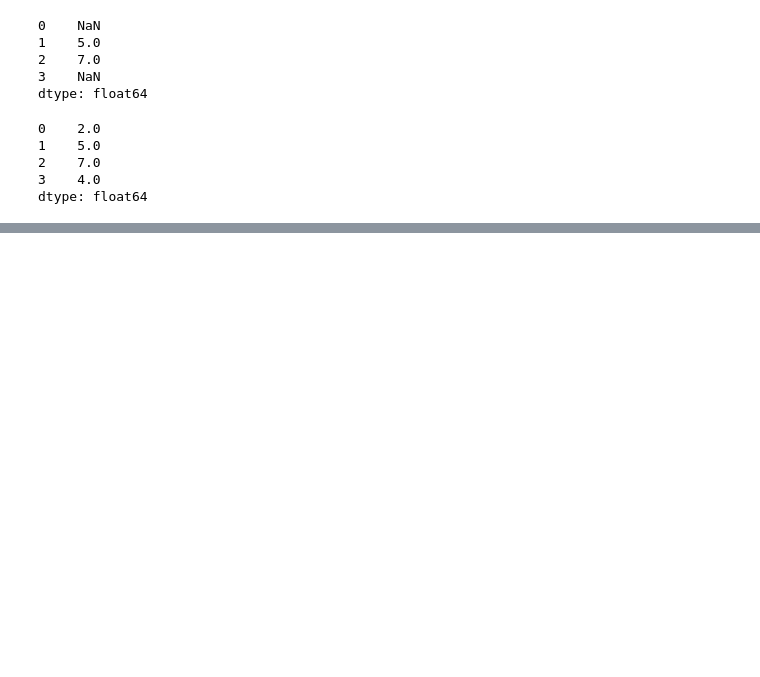
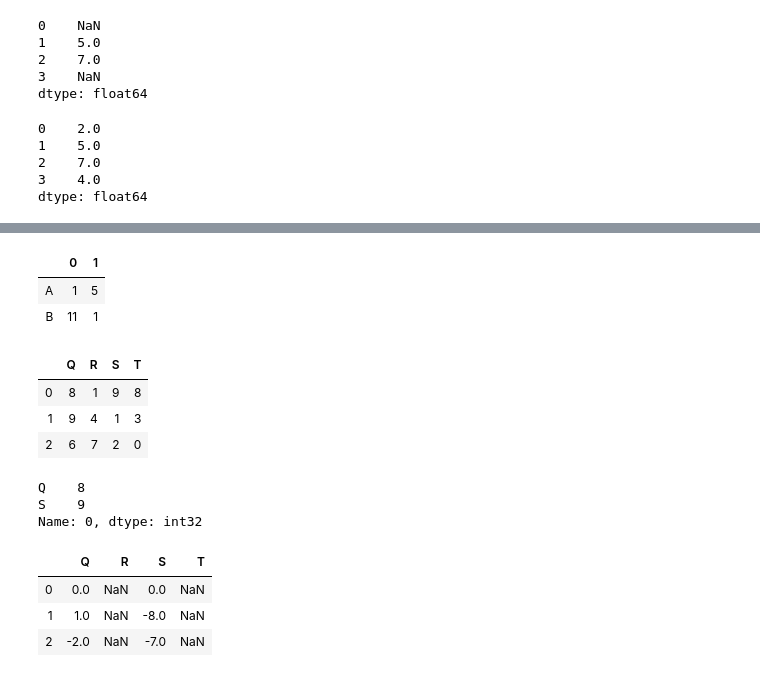
Before and after one commit to MrPinabutter/Projetos, a Jupyter notebook: pandas/Pandas.ipynb, the cells around one changed output, grey strips where cells are left out. Saved outputs shown, nothing was run; the diff lists cells and outputs as text; code cells hidden in the pictures; blank space fills up the shorter version.

Commit message:
Add files via upload
missing data pandas

```diff
--- a/pandas/Pandas.ipynb
+++ b/pandas/Pandas.ipynb
@@ -427,0 +364,31 @@ A.add(B, fill_value=fill)
+# %%
+A.T # Função que inverte o DataFrame (A letra T é de toggle, trocar)
+# %% [output]
+|  | 0 | 1 |
+| A | 1 | 5 |
+| B | 11 | 1 |
+# %%
+# Propriedades entre DataFrames
+A = rng.randint(10, size=(3, 4))
+df = pd.DataFrame(A, columns=list('QRST'))
+df
+# %% [output]
+|  | Q | R | S | T |
+| 0 | 8 | 1 | 9 | 8 |
+| 1 | 9 | 4 | 1 | 3 |
+| 2 | 6 | 7 | 2 | 0 |
+# %%
+metade = df.iloc[0, ::2]
+metade
+# %% [output]
+Q    8
+S    9
+Name: 0, dtype: int32
+# %%
+# Ao subtrair o inteiro por uma fração percebe-se que o pandas preserva os outros dados, nesse caso as linhas 1 e 2
+df - metade
+# %% [output]
+|  | Q | R | S | T |
+| 0 | 0.0 | NaN | 0.0 | NaN |
+| 1 | 1.0 | NaN | -8.0 | NaN |
+| 2 | -2.0 | NaN | -7.0 | NaN |
```
Also changed, not shown: parts of 52 cells of this notebook.
